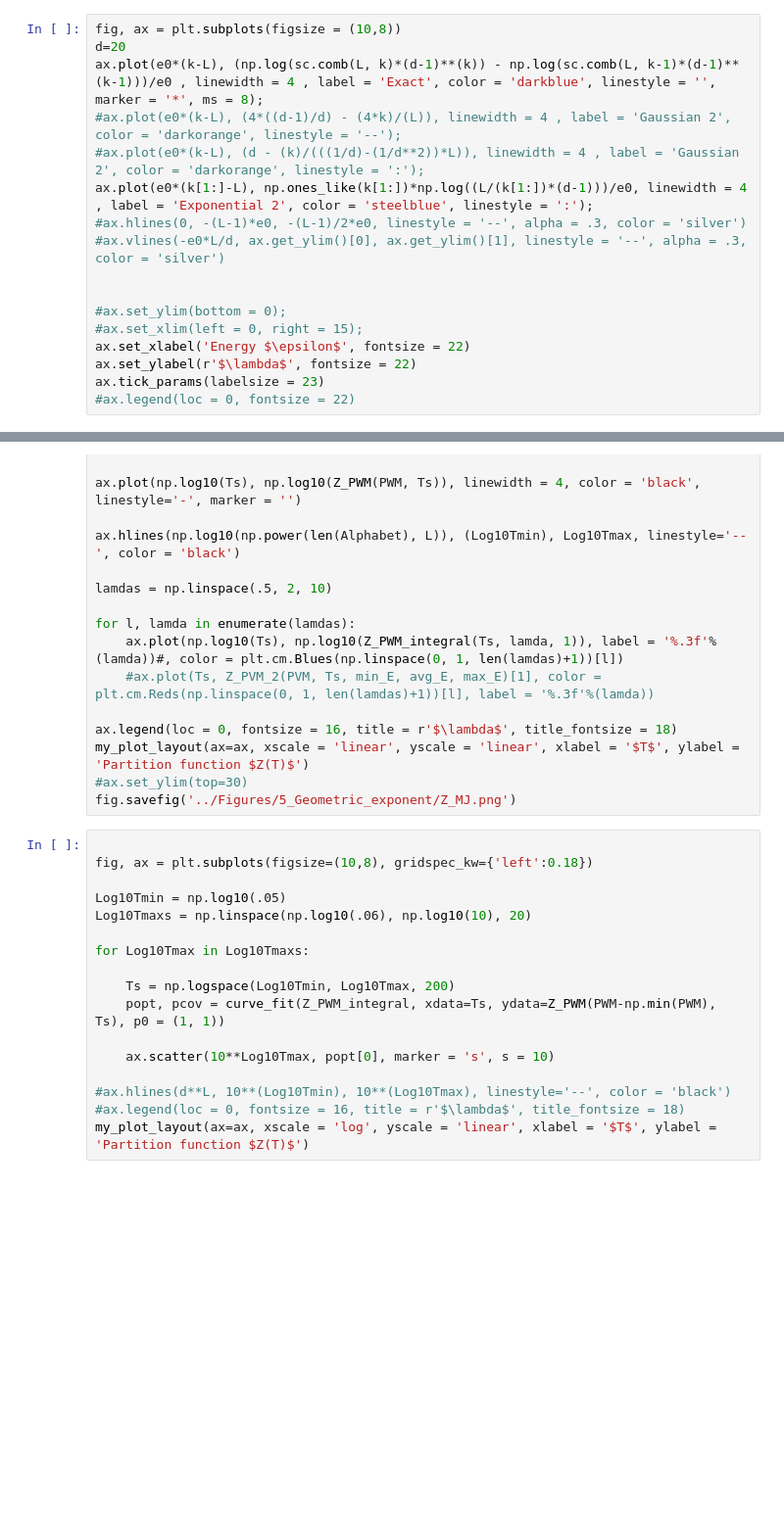
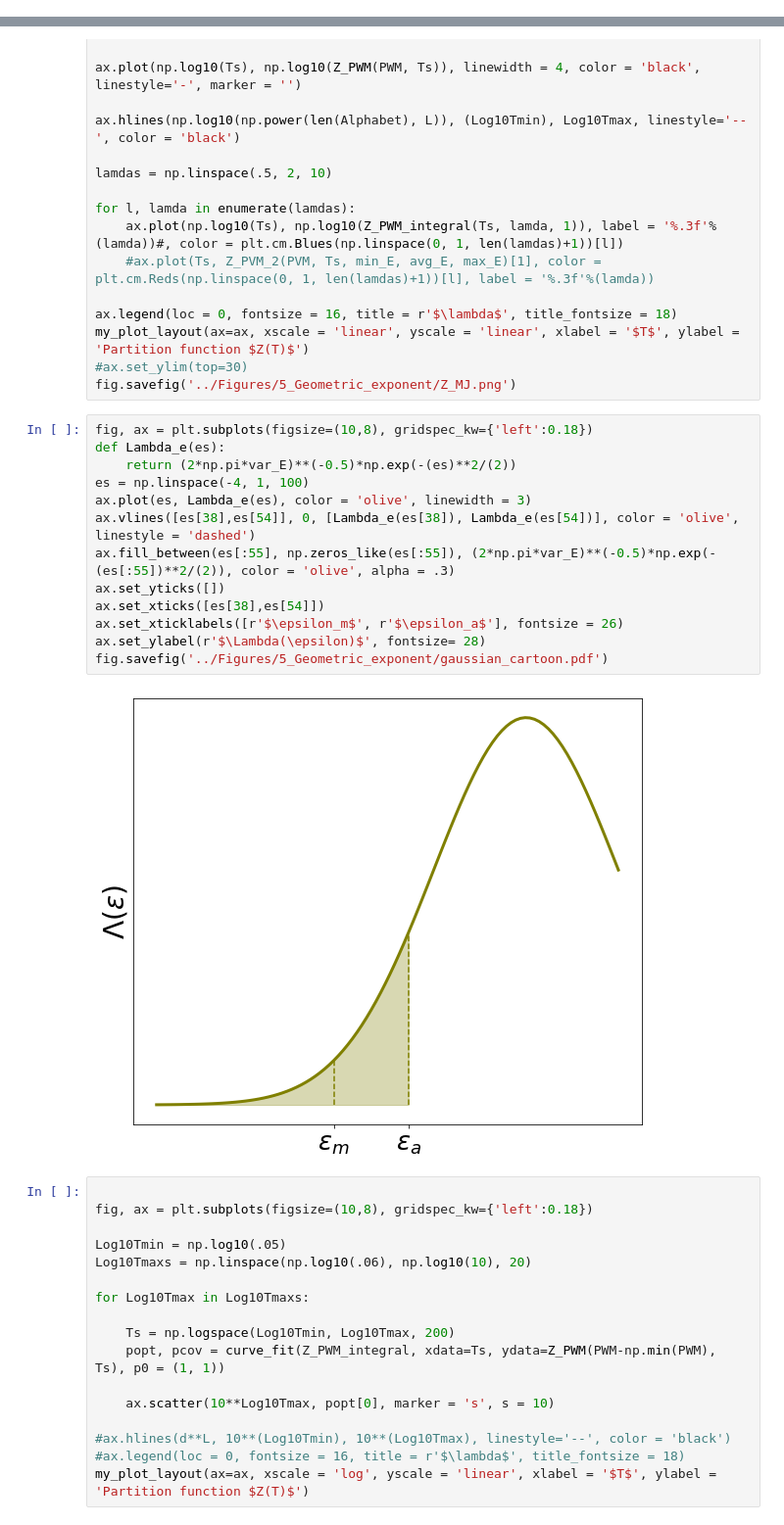
Before and after one commit to rmorantovar/Immune_System, a Jupyter notebook: Jupyter_Notebooks/5_Geometric_exponent.ipynb, the cells around one changed output, grey strips where cells are left out. Shown at 98% size. Drawn from its saved outputs; the diff is of its cells as text; blank space fills up the shorter version.

```diff
--- a/Jupyter_Notebooks/5_Geometric_exponent.ipynb
+++ b/Jupyter_Notebooks/5_Geometric_exponent.ipynb
@@ -109,19 +122,2 @@ ax.legend(loc = 0, fontsize = 22)
 # %% [markdown]
 # $\lambda = \frac{1}{\epsilon_0}\log{\left(\frac{L}{k}(d-1)\right)}$
-# %%
-fig, ax = plt.subplots(figsize = (10,8))
-d=20
-ax.plot(e0*(k-L), (np.log(sc.comb(L, k)*(d-1)**(k)) - np.log(sc.comb(L, k-1)*(d-1)**(k-1)))/e0 , linewidth = 4 , label = 'Exact', color = 'darkblue', linestyle = '', marker = '*', ms = 8);
-#ax.plot(e0*(k-L), (4*((d-1)/d) - (4*k)/(L)), linewidth = 4 , label = 'Gaussian 2', color = 'darkorange', linestyle = '--');
-#ax.plot(e0*(k-L), (d - (k)/(((1/d)-(1/d**2))*L)), linewidth = 4 , label = 'Gaussian 2', color = 'darkorange', linestyle = ':');
-ax.plot(e0*(k[1:]-L), np.ones_like(k[1:])*np.log((L/(k[1:])*(d-1)))/e0, linewidth = 4 , label = 'Exponential 2', color = 'steelblue', linestyle = ':');
-#ax.hlines(0, -(L-1)*e0, -(L-1)/2*e0, linestyle = '--', alpha = .3, color = 'silver')
-#ax.vlines(-e0*L/d, ax.get_ylim()[0], ax.get_ylim()[1], linestyle = '--', alpha = .3, color = 'silver')
-
-
-#ax.set_ylim(bottom = 0);
-#ax.set_xlim(left = 0, right = 15);
-ax.set_xlabel('Energy $\epsilon$', fontsize = 22)
-ax.set_ylabel(r'$\lambda$', fontsize = 22)
-ax.tick_params(labelsize = 23)
-#ax.legend(loc = 0, fontsize = 22)
@@ -617,6 +562,21 @@ ax.legend(loc = 0, fontsize = 16, title = r'$\lambda$', title_fontsize = 18)
 my_plot_layout(ax=ax, xscale = 'linear', yscale = 'linear', xlabel = '$T$', ylabel = 'Partition function $Z(T)$')
 #ax.set_ylim(top=30)
 fig.savefig('../Figures/5_Geometric_exponent/Z_MJ.png')
+# %%
+fig, ax = plt.subplots(figsize=(10,8), gridspec_kw={'left':0.18})
+def Lambda_e(es):
+    return (2*np.pi*var_E)**(-0.5)*np.exp(-(es)**2/(2))
+es = np.linspace(-4, 1, 100)
+ax.plot(es, Lambda_e(es), color = 'olive', linewidth = 3)
+ax.vlines([es[38],es[54]], 0, [Lambda_e(es[38]), Lambda_e(es[54])], color = 'olive', linestyle = 'dashed')
+ax.fill_between(es[:55], np.zeros_like(es[:55]), (2*np.pi*var_E)**(-0.5)*np.exp(-(es[:55])**2/(2)), color = 'olive', alpha = .3)
+ax.set_yticks([])
+ax.set_xticks([es[38],es[54]])
+ax.set_xticklabels([r'$\epsilon_m$', r'$\epsilon_a$'], fontsize = 26)
+ax.set_ylabel(r'$\Lambda(\epsilon)$', fontsize= 28)
+fig.savefig('../Figures/5_Geometric_exponent/gaussian_cartoon.pdf')
+# %% [output]
+[figure, added]
 # %%
 
 fig, ax = plt.subplots(figsize=(10,8), gridspec_kw={'left':0.18})
```
Also changed, not shown: parts of 6 cells of this notebook, 13 other files.
